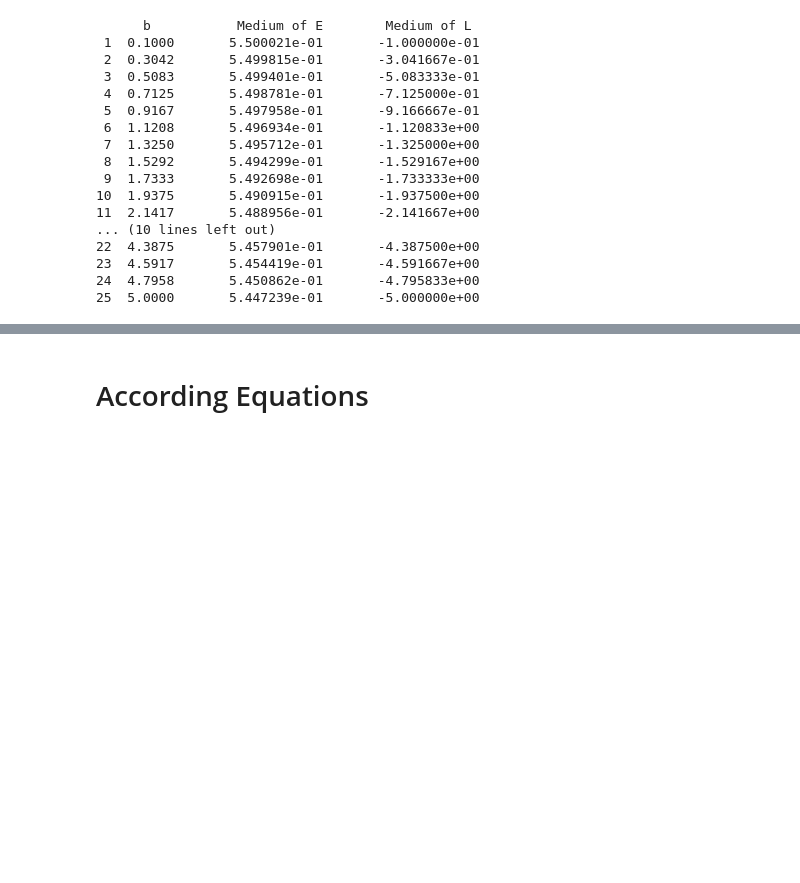
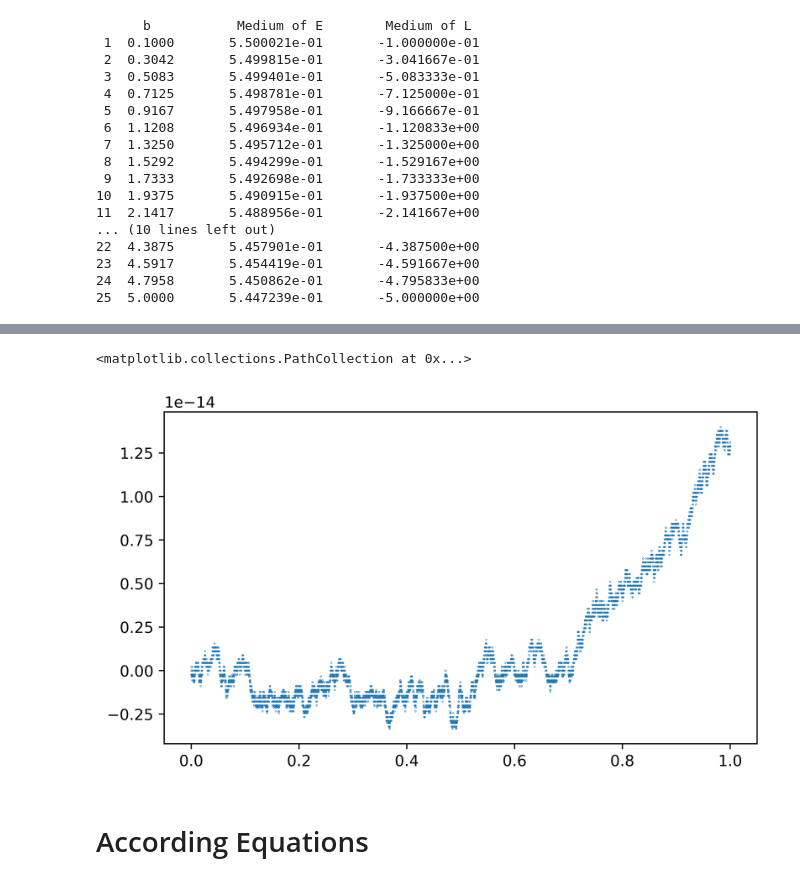
Before and after one commit to Wangxuechi/Rutherford-scattering-CUHK-2024-PHYS-1113-short-project, a Jupyter notebook: project.ipynb, the cells around one changed output, grey strips where cells are left out. Cells and saved outputs as stored; diff of their text form; code cells hidden in the pictures; blank space fills up the shorter version.

```diff
--- a/project.ipynb
+++ b/project.ipynb
@@ -296,3 +308,9 @@ for i in np.linspace(0.1,5,25):
+# %%
+plt.figure(figsize=(38.4/5.5, 21.6/5.5), dpi=550)
+plt.scatter(np.linspace(0,1,len(L)), L/L[0]-1,s=0.05)
+# %% [output]
+<matplotlib.collections.PathCollection at 0x...>
+[figure, added]
 # %% [markdown]
 # According Equations
 # %% [markdown]
```
Also changed, not shown: parts of 4 cells of this notebook.
